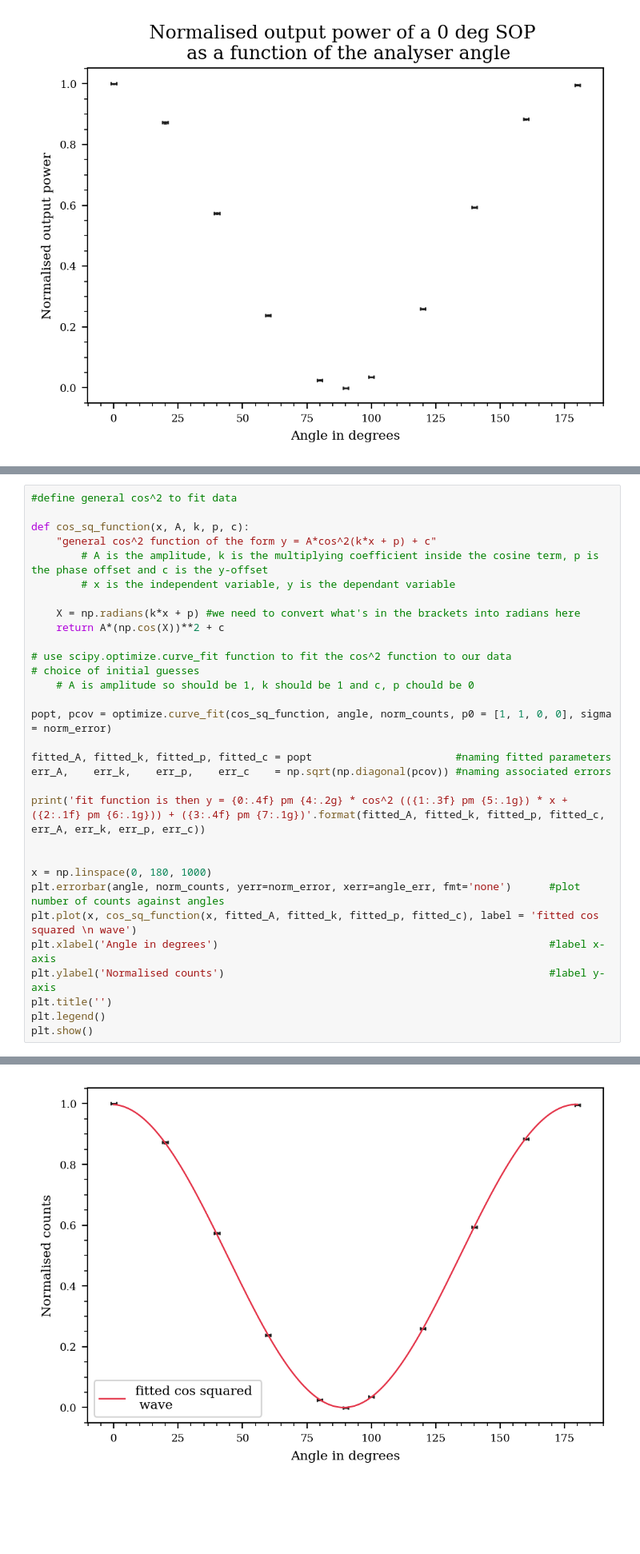
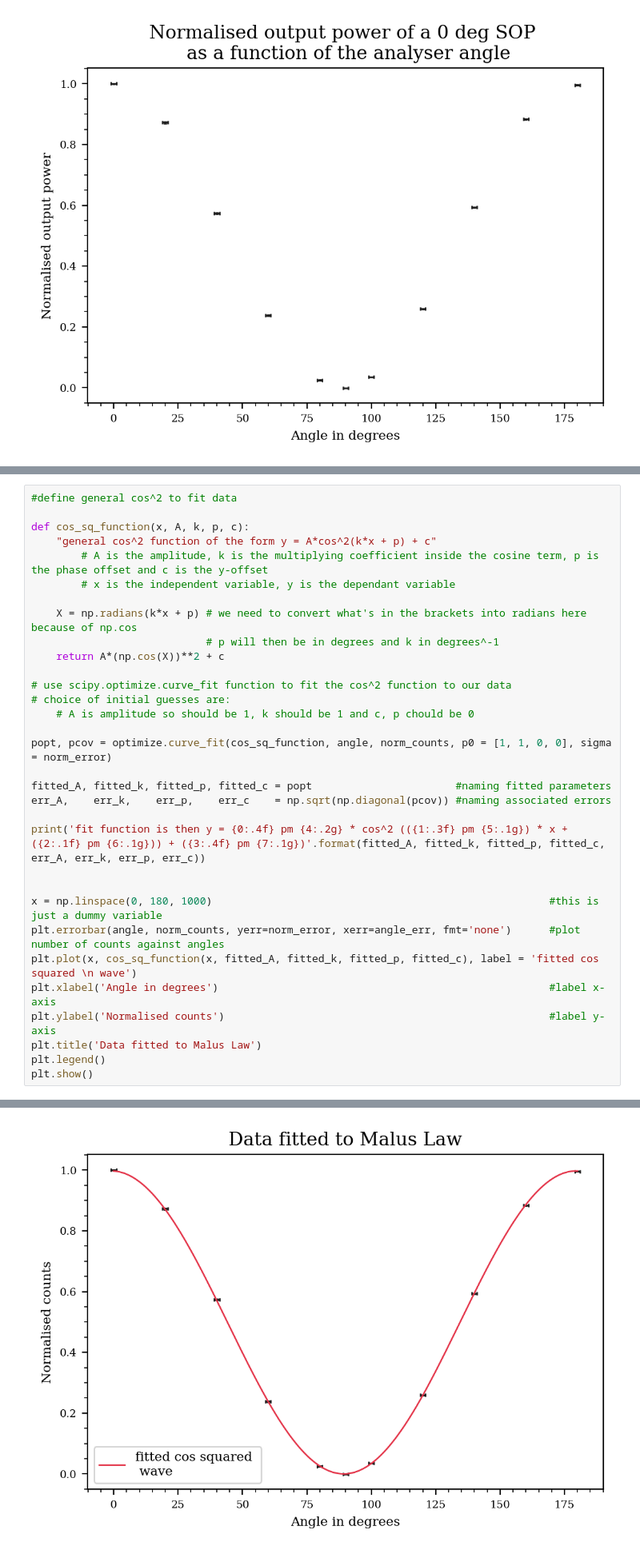
Before and after one commit to MelzieG/Lab3, a Jupyter notebook: Part1.ipynb, the cells around one changed output, grey strips where cells are left out. Shown: that part at 80% size. Saved outputs shown, nothing was run; the diff lists cells and outputs as text; blank space fills up the shorter version.

```diff
--- a/Part1.ipynb
+++ b/Part1.ipynb
@@ -133,35 +130,36 @@ where $A$ is the amplitude, $k$ is a factor multiplying the independent variable
 # %%
 #define general cos^2 to fit data
 
 def cos_sq_function(x, A, k, p, c):
     "general cos^2 function of the form y = A*cos^2(k*x + p) + c"
         # A is the amplitude, k is the multiplying coefficient inside the cosine term, p is the phase offset and c is the y-offset
         # x is the independent variable, y is the dependant variable
 
-    X = np.radians(k*x + p) #we need to convert what's in the brackets into radians here
+    X = np.radians(k*x + p) # we need to convert what's in the brackets into radians here because of np.cos
+                            # p will then be in degrees and k in degrees^-1
     return A*(np.cos(X))**2 + c
 
 # use scipy.optimize.curve_fit function to fit the cos^2 function to our data
-# choice of initial guesses
+# choice of initial guesses are:
     # A is amplitude so should be 1, k should be 1 and c, p chould be 0
 
 popt, pcov = optimize.curve_fit(cos_sq_function, angle, norm_counts, p0 = [1, 1, 0, 0], sigma = norm_error)
 
 fitted_A, fitted_k, fitted_p, fitted_c = popt                       #naming fitted parameters
 err_A,    err_k,    err_p,    err_c    = np.sqrt(np.diagonal(pcov)) #naming associated errors
 
 print('fit function is then y = {0:.4f} pm {4:.2g} * cos^2 (({1:.3f} pm {5:.1g}) * x + ({2:.1f} pm {6:.1g})) + ({3:.4f} pm {7:.1g})'.format(fitted_A, fitted_k, fitted_p, fitted_c, err_A, err_k, err_p, err_c))
 
 
-x = np.linspace(0, 180, 1000)
+x = np.linspace(0, 180, 1000)                                                      #this is just a dummy variable
 plt.errorbar(angle, norm_counts, yerr=norm_error, xerr=angle_err, fmt='none')      #plot number of counts against angles
 plt.plot(x, cos_sq_function(x, fitted_A, fitted_k, fitted_p, fitted_c), label = 'fitted cos squared \n wave')
 plt.xlabel('Angle in degrees')                                                     #label x-axis
 plt.ylabel('Normalised counts')                                                    #label y-axis
-plt.title('')
+plt.title('Data fitted to Malus Law')
 plt.legend()
 plt.show()
 # %% [output]
 fit function is then y = 0.9971 pm 0.0014 * cos^2 ((0.998 pm 0.002) * x + (0.9 pm 0.2)) + (-0.0000 pm 0.0006)
-[figure, old version]
+[figure, new version]
 # %% [markdown]
```
Also changed, not shown: parts of 13 cells of this notebook.
